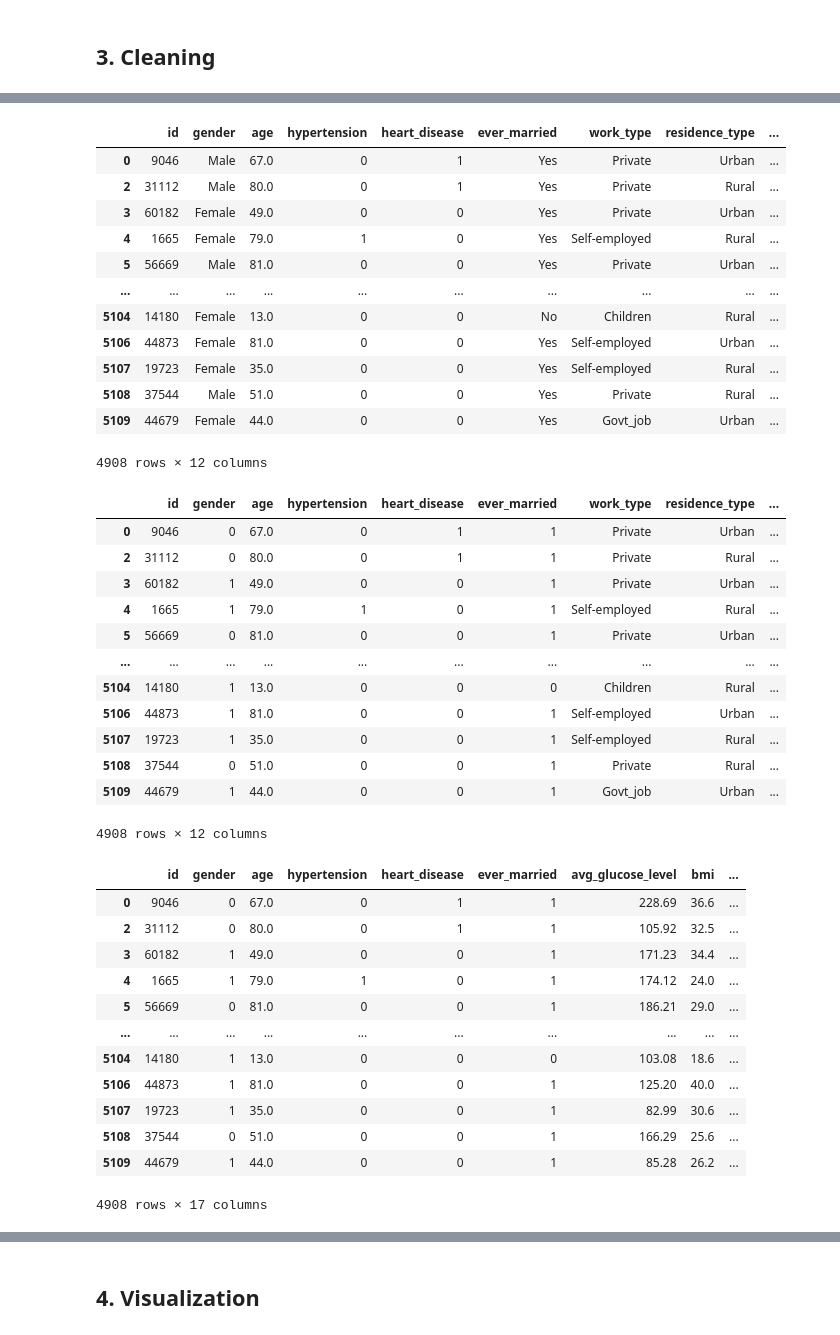
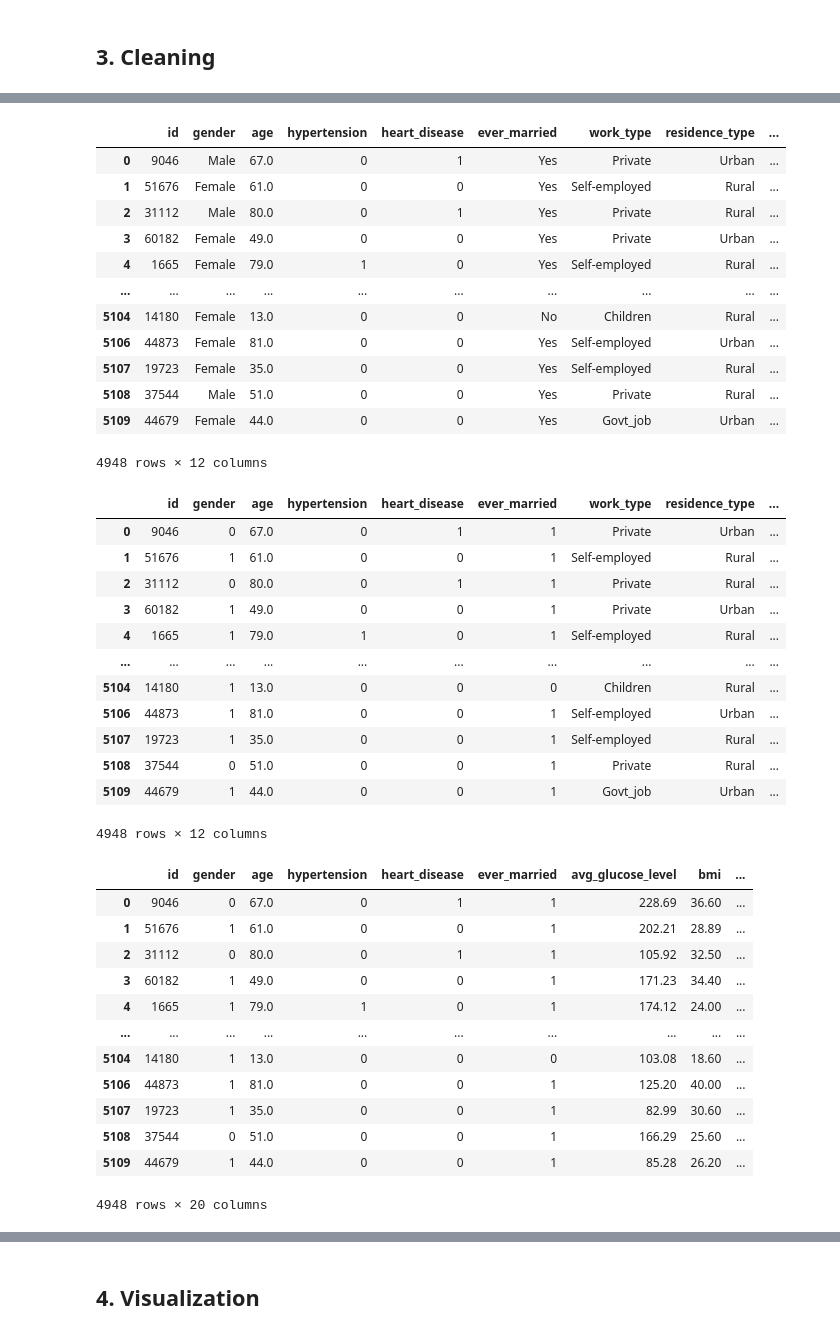
Before and after one commit to Yuuklo/stroke-prediction, a Jupyter notebook: notebooks/01_preprocessing.ipynb, the cells around one changed output, grey strips where cells are left out. Cells and saved outputs as stored; diff of their text form; code cells hidden in the pictures.

```diff
--- a/notebooks/01_preprocessing.ipynb
+++ b/notebooks/01_preprocessing.ipynb
@@ -92,2 +102,14 @@ df.describe()
 # %% [markdown]
 ## 3. Cleaning
+# %%
+print(df[(df['stroke'] == 1) & (df['bmi'].isna())].shape[0])
+print(df[(df['stroke'] == 0) & (df['bmi'].isna())].shape[0])
+
+#since around 20% of people with no bmi value have reported a stroke, i will keep only those 40 and assign them
+#a mean value bmi to substitute
+
+mean_bmi = float(df['bmi'].mean().round(2))
+print(mean_bmi)
+
+df.loc[(df['stroke'] == 1) & (df['bmi'].isna()), 'bmi'] = mean_bmi
+df
@@ -94,7 +133,7 @@ df.describe()
 # %%
-#remove all NaN bmi values
+#remove all NaN bmi values w/ no indicated stroke
 cleaned = df.copy()
-cleaned = cleaned[cleaned['bmi'].isna() == False]
+cleaned = cleaned[cleaned['bmi'].notna()]
 print(cleaned.info())
 
 #note that all plotting in this data is will be done through the df dataframe. 'cleaned' will be a separate dataframe
@@ -148,17 +192,17 @@ cleaned
 # %% [output]
 |  | id | gender | age | hypertension | heart_disease | ever_married | work_type | residence_type | ... |
 | 0 | 9046 | Male | 67.0 | 0 | 1 | Yes | Private | Urban | ... |
+| 1 | 51676 | Female | 61.0 | 0 | 0 | Yes | Self-employed | Rural | ... |
 | 2 | 31112 | Male | 80.0 | 0 | 1 | Yes | Private | Rural | ... |
 | 3 | 60182 | Female | 49.0 | 0 | 0 | Yes | Private | Urban | ... |
 | 4 | 1665 | Female | 79.0 | 1 | 0 | Yes | Self-employed | Rural | ... |
-| 5 | 56669 | Male | 81.0 | 0 | 0 | Yes | Private | Urban | ... |
 | ... | ... | ... | ... | ... | ... | ... | ... | ... | ... |
 | 5104 | 14180 | Female | 13.0 | 0 | 0 | No | Children | Rural | ... |
 | 5106 | 44873 | Female | 81.0 | 0 | 0 | Yes | Self-employed | Urban | ... |
 | 5107 | 19723 | Female | 35.0 | 0 | 0 | Yes | Self-employed | Rural | ... |
 | 5108 | 37544 | Male | 51.0 | 0 | 0 | Yes | Private | Rural | ... |
 | 5109 | 44679 | Female | 44.0 | 0 | 0 | Yes | Govt_job | Urban | ... |
-4908 rows × 12 columns
+4948 rows × 12 columns
 # %%
 #replace columns responses with binary data for easier readability by the model
 cleaned = cleaned.replace({
@@ -169,37 +213,37 @@ cleaned
 # %% [output]
 |  | id | gender | age | hypertension | heart_disease | ever_married | work_type | residence_type | ... |
 | 0 | 9046 | 0 | 67.0 | 0 | 1 | 1 | Private | Urban | ... |
+| 1 | 51676 | 1 | 61.0 | 0 | 0 | 1 | Self-employed | Rural | ... |
 | 2 | 31112 | 0 | 80.0 | 0 | 1 | 1 | Private | Rural | ... |
 | 3 | 60182 | 1 | 49.0 | 0 | 0 | 1 | Private | Urban | ... |
 | 4 | 1665 | 1 | 79.0 | 1 | 0 | 1 | Self-employed | Rural | ... |
-| 5 | 56669 | 0 | 81.0 | 0 | 0 | 1 | Private | Urban | ... |
 | ... | ... | ... | ... | ... | ... | ... | ... | ... | ... |
 | 5104 | 14180 | 1 | 13.0 | 0 | 0 | 0 | Children | Rural | ... |
 | 5106 | 44873 | 1 | 81.0 | 0 | 0 | 1 | Self-employed | Urban | ... |
 | 5107 | 19723 | 1 | 35.0 | 0 | 0 | 1 | Self-employed | Rural | ... |
 | 5108 | 37544 | 0 | 51.0 | 0 | 0 | 1 | Private | Rural | ... |
 | 5109 | 44679 | 1 | 44.0 | 0 | 0 | 1 | Govt_job | Urban | ... |
-4908 rows × 12 columns
+4948 rows × 12 columns
 # %%
 #split non-binary categories into individual columns for model to analyze
-cleaned = pd.get_dummies(cleaned, columns=['work_type', 'residence_type', 'smoking_status'], drop_first = True)
+cleaned = pd.get_dummies(cleaned, columns=['work_type', 'residence_type', 'smoking_status'], drop_first = False)
 bool_cols = cleaned.select_dtypes(include=['bool']).columns
 cleaned[bool_cols] = cleaned[bool_cols].astype(int)
 cleaned
 # %% [output]
 |  | id | gender | age | hypertension | heart_disease | ever_married | avg_glucose_level | bmi | ... |
-| 0 | 9046 | 0 | 67.0 | 0 | 1 | 1 | 228.69 | 36.6 | ... |
-| 2 | 31112 | 0 | 80.0 | 0 | 1 | 1 | 105.92 | 32.5 | ... |
-| 3 | 60182 | 1 | 49.0 | 0 | 0 | 1 | 171.23 | 34.4 | ... |
-| 4 | 1665 | 1 | 79.0 | 1 | 0 | 1 | 174.12 | 24.0 | ... |
-| 5 | 56669 | 0 | 81.0 | 0 | 0 | 1 | 186.21 | 29.0 | ... |
+| 0 | 9046 | 0 | 67.0 | 0 | 1 | 1 | 228.69 | 36.60 | ... |
+| 1 | 51676 | 1 | 61.0 | 0 | 0 | 1 | 202.21 | 28.89 | ... |
+| 2 | 31112 | 0 | 80.0 | 0 | 1 | 1 | 105.92 | 32.50 | ... |
+| 3 | 60182 | 1 | 49.0 | 0 | 0 | 1 | 171.23 | 34.40 | ... |
+| 4 | 1665 | 1 | 79.0 | 1 | 0 | 1 | 174.12 | 24.00 | ... |
 | ... | ... | ... | ... | ... | ... | ... | ... | ... | ... |
-| 5104 | 14180 | 1 | 13.0 | 0 | 0 | 0 | 103.08 | 18.6 | ... |
-| 5106 | 44873 | 1 | 81.0 | 0 | 0 | 1 | 125.20 | 40.0 | ... |
-| 5107 | 19723 | 1 | 35.0 | 0 | 0 | 1 | 82.99 | 30.6 | ... |
-| 5108 | 37544 | 0 | 51.0 | 0 | 0 | 1 | 166.29 | 25.6 | ... |
-| 5109 | 44679 | 1 | 44.0 | 0 | 0 | 1 | 85.28 | 26.2 | ... |
+| 5104 | 14180 | 1 | 13.0 | 0 | 0 | 0 | 103.08 | 18.60 | ... |
+| 5106 | 44873 | 1 | 81.0 | 0 | 0 | 1 | 125.20 | 40.00 | ... |
+| 5107 | 19723 | 1 | 35.0 | 0 | 0 | 1 | 82.99 | 30.60 | ... |
+| 5108 | 37544 | 0 | 51.0 | 0 | 0 | 1 | 166.29 | 25.60 | ... |
+| 5109 | 44679 | 1 | 44.0 | 0 | 0 | 1 | 85.28 | 26.20 | ... |
-4908 rows × 17 columns
+4948 rows × 20 columns
 # %%
 #dropping id column since it is not directly being used
 cleaned.drop(columns = 'id', inplace = True)
```
Also changed, not shown: parts of 14 cells of this notebook, 1 other file.
